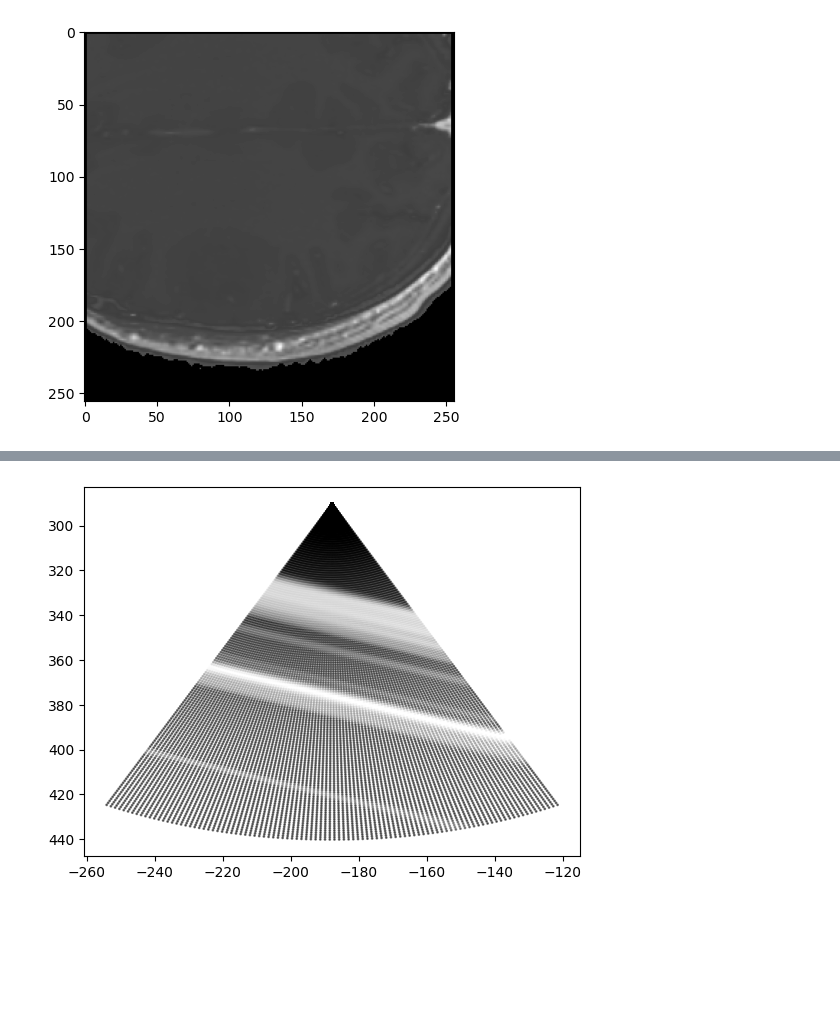
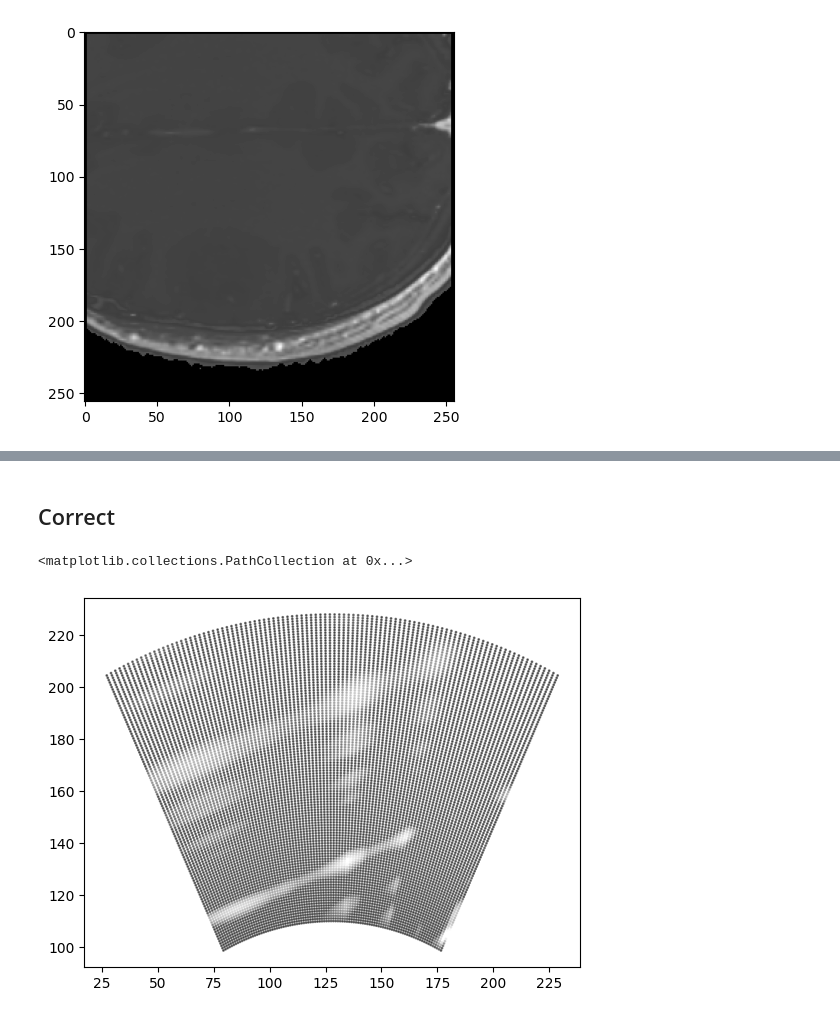
Before and after one commit to gduguey/DiffUS, a Jupyter notebook: notebooks/[DEMO] Train MRI to Impedance MLP.ipynb, the cells around one changed output, grey strips where cells are left out. Saved outputs shown, nothing was run; the diff lists cells and outputs as text; code cells hidden in the pictures; blank space fills up the shorter version.

```diff
--- a/notebooks/[DEMO] Train MRI to Impedance MLP.ipynb
+++ b/notebooks/[DEMO] Train MRI to Impedance MLP.ipynb
@@ -564,31 +592,8 @@ array([ 0.34467694, -0.93872137])
-# %%
-def rotate_xz_toward_direction(x, z, target_dir, apex=[0,0]):
-    """
-    Rotate (x, z) coordinates so that [0, 1] maps to target_dir
-    """
-    dx, dz = target_dir
-    norm = np.sqrt(dx**2 + dz**2)
-    dx, dz = dx / norm, dz / norm  # ensure unit direction
-
-    # Build rotation matrix R such that R @ [0, 1] = target_dir
-    # We find R that maps canonical down vector [0,1] to [dx,dz]
-    # [ cosθ -sinθ ] @ [0] = [dx]
-    # [ sinθ  cosθ ]   [1]   [dz]
-    # So:
-    #   sinθ = dx
-    #   cosθ = dz
-    R = np.array([[ dz, -dx],
-                  [ dx,  dz]])
-
-    coords = np.stack([x -128, z], axis=0)  # shape (2, N)
-    rotated = R @ coords
-    x2 = rotated[0] - 128 + apex[0]  # translate back to apex
-    z2 = rotated[1] + apex[1]  # translate back to apex
-    return x2, z2
-
-x2,z2 = rotate_xz_toward_direction(x, z, [0,1])
-plt.scatter(x2, z2, c=intensities, s=1, cmap='gray', alpha=0.5)
-# flip y axis
-plt.gca().invert_yaxis()
-# %% [output]
-[figure, removed]
+# %% [markdown]
+## Correct
+# %%
+x,z, intensities = out_2
+plt.scatter(x,z, c=intensities, s=1, cmap='gray', alpha=0.5)
+# %% [output]
+<matplotlib.collections.PathCollection at 0x...>
+[figure, added]
```
Also changed, not shown: parts of 13 cells of this notebook, 1 other file.
